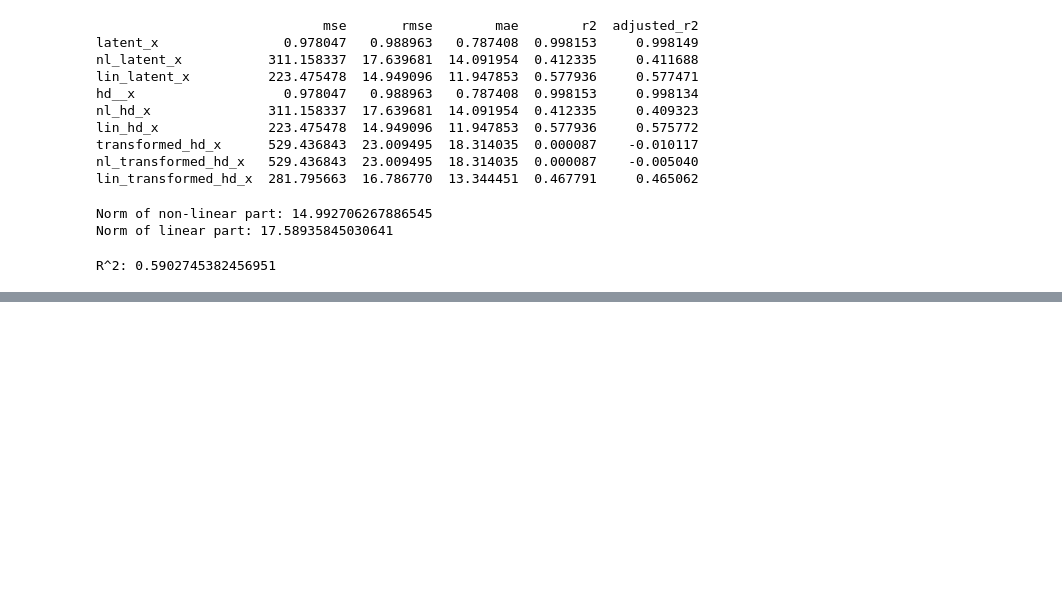
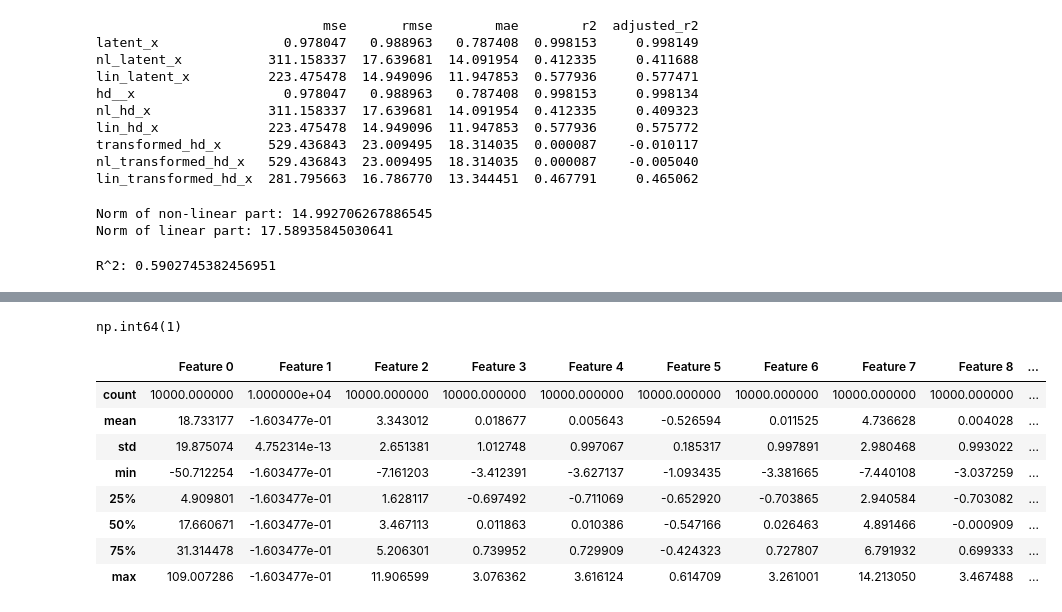
Before and after one commit to BerendBouvy/Thesis, a Jupyter notebook: misc5.ipynb, the cells around one changed output, grey strips where cells are left out. Cells and saved outputs as stored; diff of their text form; code cells hidden in the pictures; blank space fills up the shorter version.

```diff
--- a/misc5.ipynb
+++ b/misc5.ipynb
@@ -66,0 +150,18 @@ R^2: 0.5902745382456951
+# %%
+df = pd.read_csv('data4/108_sim_10000_100_10_0.3_0.3_0.5_1/set_3/data.csv')
+# %%
+np.sum(df.std(axis=0) < 1e-10)
+# %% [output]
+np.int64(1)
+# %%
+df.describe()
+# %% [output]
+|  | Feature 0 | Feature 1 | Feature 2 | Feature 3 | Feature 4 | Feature 5 | Feature 6 | Feature 7 | Feature 8 | ... |
+| count | 10000.000000 | 1.000000e+04 | 10000.000000 | 10000.000000 | 10000.000000 | 10000.000000 | 10000.000000 | 10000.000000 | 10000.000000 | ... |
+| mean | 18.733177 | -1.603477e-01 | 3.343012 | 0.018677 | 0.005643 | -0.526594 | 0.011525 | 4.736628 | 0.004028 | ... |
+| std | 19.875074 | 4.752314e-13 | 2.651381 | 1.012748 | 0.997067 | 0.185317 | 0.997891 | 2.980468 | 0.993022 | ... |
+| min | -50.712254 | -1.603477e-01 | -7.161203 | -3.412391 | -3.627137 | -1.093435 | -3.381665 | -7.440108 | -3.037259 | ... |
+| 25% | 4.909801 | -1.603477e-01 | 1.628117 | -0.697492 | -0.711069 | -0.652920 | -0.703865 | 2.940584 | -0.703082 | ... |
+| 50% | 17.660671 | -1.603477e-01 | 3.467113 | 0.011863 | 0.010386 | -0.547166 | 0.026463 | 4.891466 | -0.000909 | ... |
+| 75% | 31.314478 | -1.603477e-01 | 5.206301 | 0.739952 | 0.729909 | -0.424323 | 0.727807 | 6.791932 | 0.699333 | ... |
+| max | 109.007286 | -1.603477e-01 | 11.906599 | 3.076362 | 3.616124 | 0.614709 | 3.261001 | 14.213050 | 3.467488 | ... |
```
Also changed, not shown: parts of 4 cells of this notebook, 7 other files.
